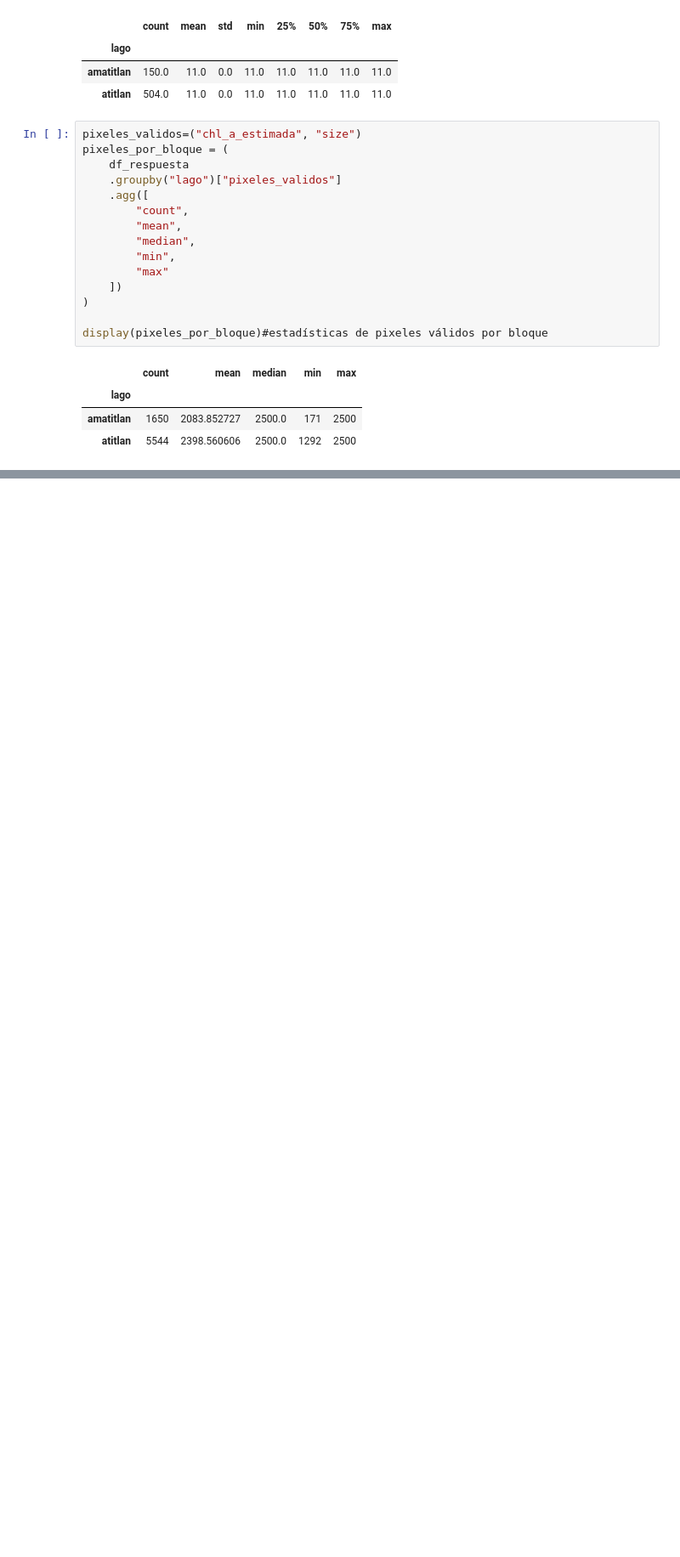
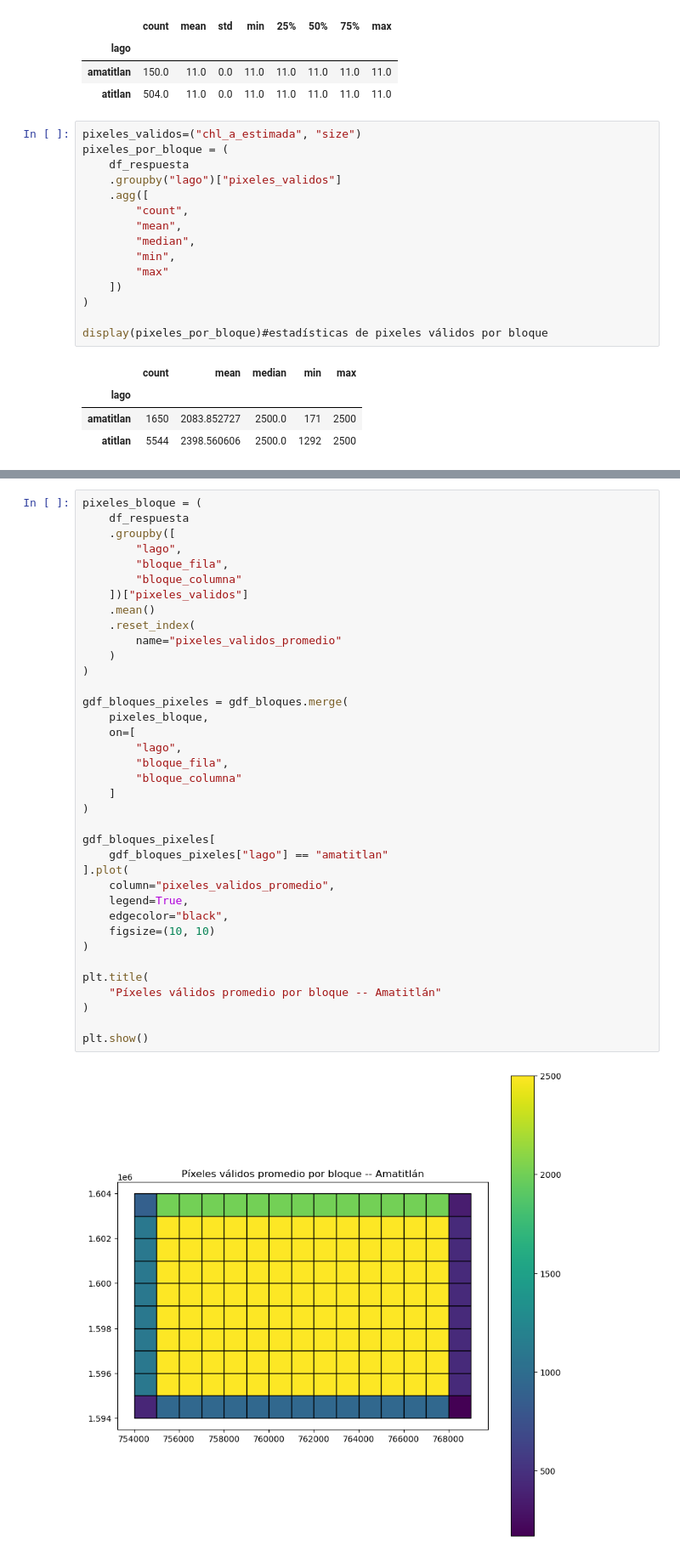
Before and after one commit to ricrod01/Laboratorio_4_2_DS, a Jupyter notebook: Inciso_6.ipynb, the cells around one changed output, grey strips where cells are left out. Shown at 85% size. Cells and saved outputs as stored; diff of their text form; blank space fills up the shorter version.

```diff
--- a/Inciso_6.ipynb
+++ b/Inciso_6.ipynb
@@ -442,0 +633,39 @@ display(resumen_espacial)
+# %%
+pixeles_bloque = (
+    df_respuesta
+    .groupby([
+        "lago",
+        "bloque_fila",
+        "bloque_columna"
+    ])["pixeles_validos"]
+    .mean()
+    .reset_index(
+        name="pixeles_validos_promedio"
+    )
+)
+
+gdf_bloques_pixeles = gdf_bloques.merge(
+    pixeles_bloque,
+    on=[
+        "lago",
+        "bloque_fila",
+        "bloque_columna"
+    ]
+)
+
+gdf_bloques_pixeles[
+    gdf_bloques_pixeles["lago"] == "amatitlan"
+].plot(
+    column="pixeles_validos_promedio",
+    legend=True,
+    edgecolor="black",
+    figsize=(10, 10)
+)
+
+plt.title(
+    "Píxeles válidos promedio por bloque -- Amatitlán"
+)
+
+plt.show()
+# %% [output]
+[figure, added]
```
Also changed, not shown: parts of 15 cells of this notebook.
